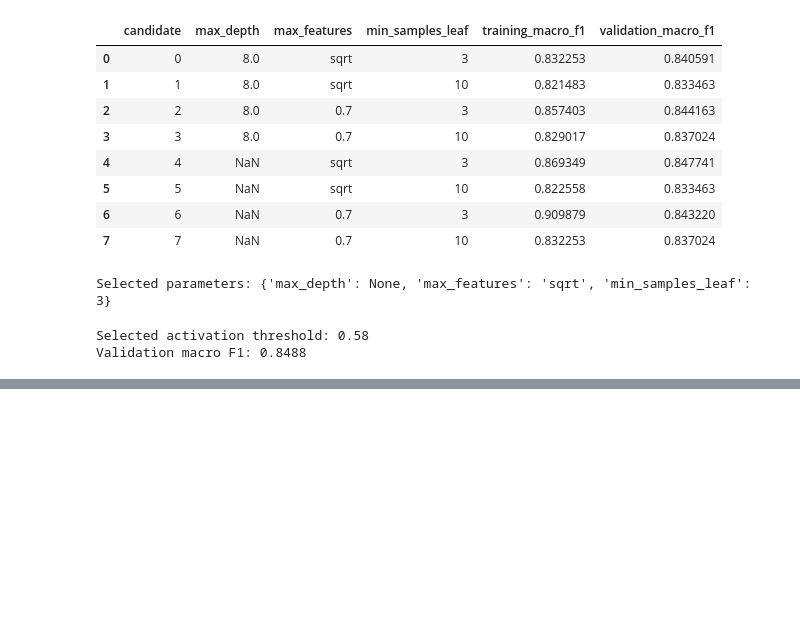
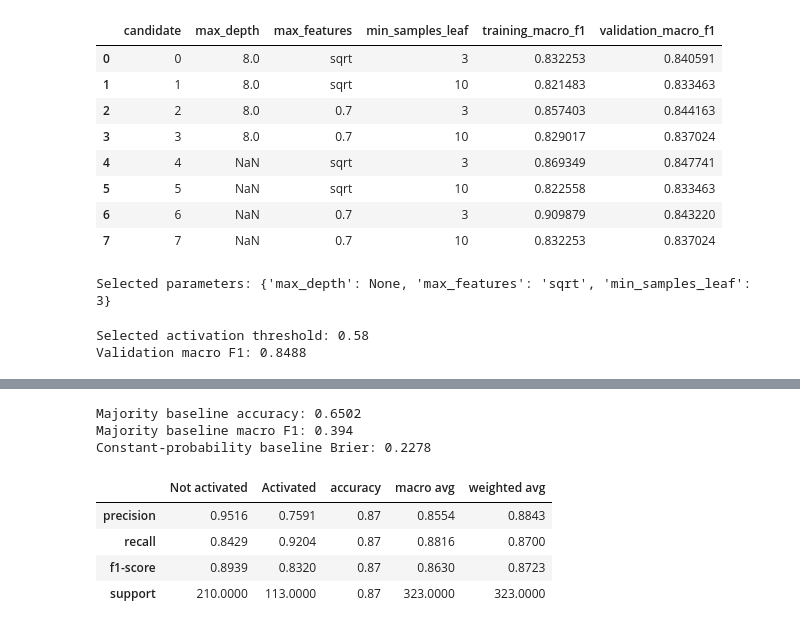
Before and after one commit to Kone-Makhadi-Stadio/Capstone_Project_KM, a Jupyter notebook: SS3_PartB.ipynb, the cells around one changed output, grey strips where cells are left out. Drawn from its saved outputs; the diff is of its cells as text; code cells hidden in the pictures; blank space fills up the shorter version.

```diff
--- a/SS3_PartB.ipynb
+++ b/SS3_PartB.ipynb
@@ -1344,0 +1476,73 @@ Validation macro F1: 0.8488
+# %%
+majority_class = int(
+    y_development.mode().iloc[0]
+)
+
+majority_prediction = np.full(
+    len(y_test),
+    majority_class
+)
+
+baseline_probability = np.full(
+    len(y_test),
+    y_development.mean()
+)
+
+baseline_accuracy = accuracy_score(
+    y_test,
+    majority_prediction
+)
+
+baseline_macro_f1 = f1_score(
+    y_test,
+    majority_prediction,
+    average="macro",
+    zero_division=0
+)
+
+baseline_brier = brier_score_loss(
+    y_test,
+    baseline_probability
+)
+
+print(
+    "Majority baseline accuracy:",
+    round(baseline_accuracy, 4)
+)
+
+print(
+    "Majority baseline macro F1:",
+    round(baseline_macro_f1, 4)
+)
+
+print(
+    "Constant-probability baseline Brier:",
+    round(baseline_brier, 4)
+)
+
+report = classification_report(
+    y_test,
+    test_prediction,
+    labels=[0, 1],
+    target_names=["Not activated", "Activated"],
+    zero_division=0,
+    output_dict=True
+)
+
+display(pd.DataFrame(report).round(4))
+
+pd.DataFrame(report).to_csv(
+    os.path.join(
+        results_folder,
+        "test_classification_report.csv"
+    )
+)
+# %% [output]
+Majority baseline accuracy: 0.6502
+Majority baseline macro F1: 0.394
+Constant-probability baseline Brier: 0.2278
+|  | Not activated | Activated | accuracy | macro avg | weighted avg |
+| precision | 0.9516 | 0.7591 | 0.87 | 0.8554 | 0.8843 |
+| recall | 0.8429 | 0.9204 | 0.87 | 0.8816 | 0.8700 |
+| f1-score | 0.8939 | 0.8320 | 0.87 | 0.8630 | 0.8723 |
+| support | 210.0000 | 113.0000 | 0.87 | 323.0000 | 323.0000 |
```
Also changed, not shown: parts of 3 cells of this notebook, 3 other files.
